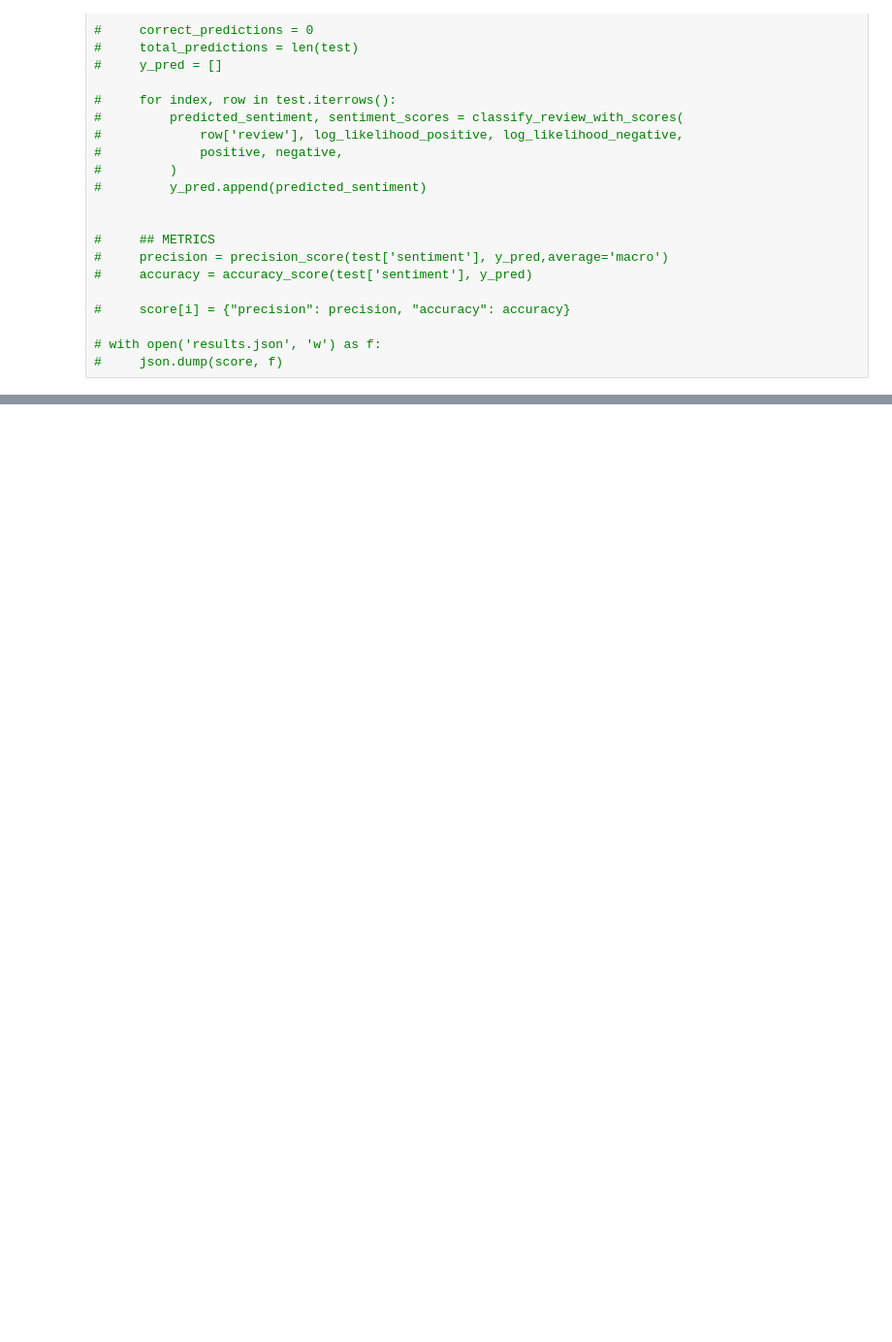
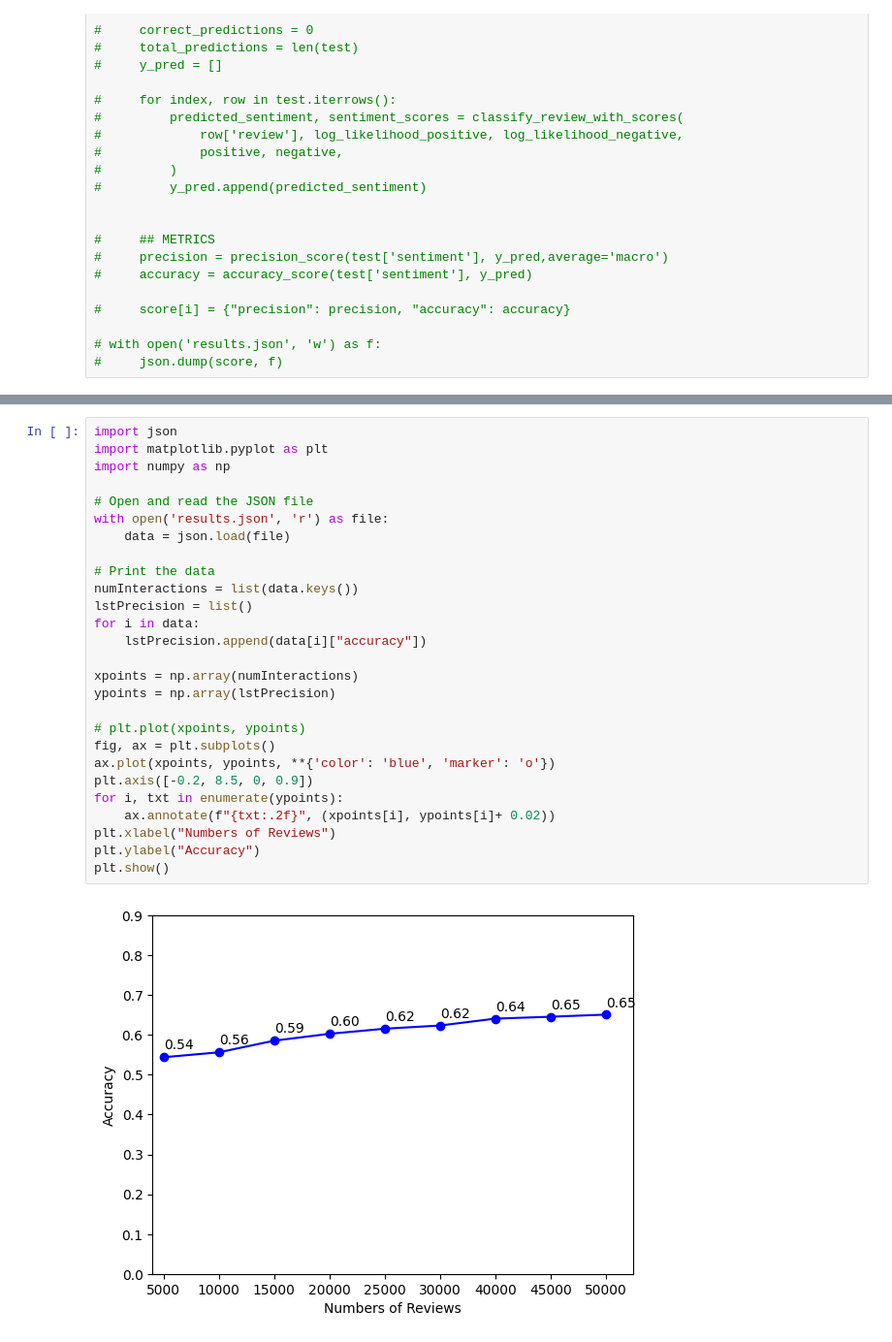
Before and after one commit to PauloOyama/Artificial-Inteligence, a Jupyter notebook: analysis.ipynb, the cells around one changed output, grey strips where cells are left out. Shown at 97% size. Drawn from its saved outputs; the diff is of its cells as text; blank space fills up the shorter version.

Commit message:
add: accuracy graph

```diff
--- a/analysis.ipynb
+++ b/analysis.ipynb
@@ -249,0 +264,29 @@ precision_score(test['sentiment'], y_pred,average='macro')
+# %%
+import json
+import matplotlib.pyplot as plt
+import numpy as np
+
+# Open and read the JSON file
+with open('results.json', 'r') as file:
+    data = json.load(file)
+
+# Print the data
+numInteractions = list(data.keys())
+lstPrecision = list()
+for i in data:
+    lstPrecision.append(data[i]["accuracy"])
+
+xpoints = np.array(numInteractions)
+ypoints = np.array(lstPrecision)
+
+# plt.plot(xpoints, ypoints)
+fig, ax = plt.subplots()
+ax.plot(xpoints, ypoints, **{'color': 'blue', 'marker': 'o'})
+plt.axis([-0.2, 8.5, 0, 0.9])
+for i, txt in enumerate(ypoints):
+    ax.annotate(f"{txt:.2f}", (xpoints[i], ypoints[i]+ 0.02))
+plt.xlabel("Numbers of Reviews")
+plt.ylabel("Accuracy")
+plt.show()
+# %% [output]
+[figure, added]
```
Also changed, not shown: parts of 2 cells of this notebook.
